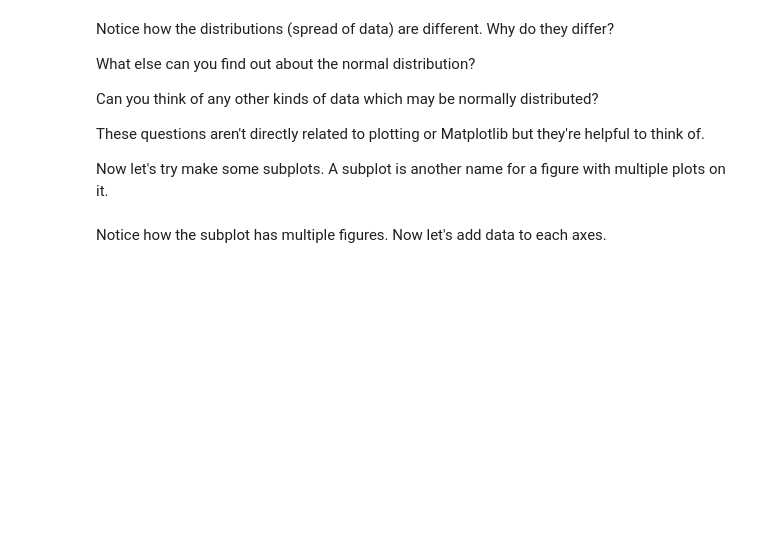
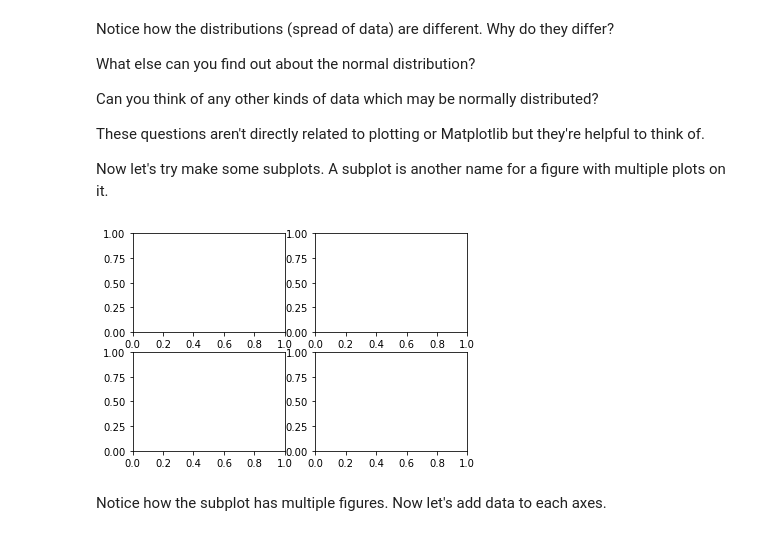
Before and after one commit to TheGloriousGenesis/CS_Learning, a Jupyter notebook: Machine_Learning/Data_Mining/Practice_Exercises/MatplotlibPractice.ipynb, the cells around one changed output. Drawn from its saved outputs; the diff is of its cells as text; code cells hidden in the pictures; blank space fills up the shorter version.

```diff
--- a/Machine_Learning/Data_Mining/Practice_Exercises/MatplotlibPractice.ipynb
+++ b/Machine_Learning/Data_Mining/Practice_Exercises/MatplotlibPractice.ipynb
@@ -200,6 +215,9 @@ These questions aren't directly related to plotting or Matplotlib but they're he
 Now let's try make some subplots. A subplot is another name for a figure with multiple plots on it.
 # %%
 # Create an empty subplot with 2 rows and 2 columns (4 subplots total)
+fig, ax = plt.subplots(2,2)
+# %% [output]
+[figure, added]
 # %% [markdown]
 Notice how the subplot has multiple figures. Now let's add data to each axes.
 # %%
```
Also changed, not shown: parts of 6 cells of this notebook.
